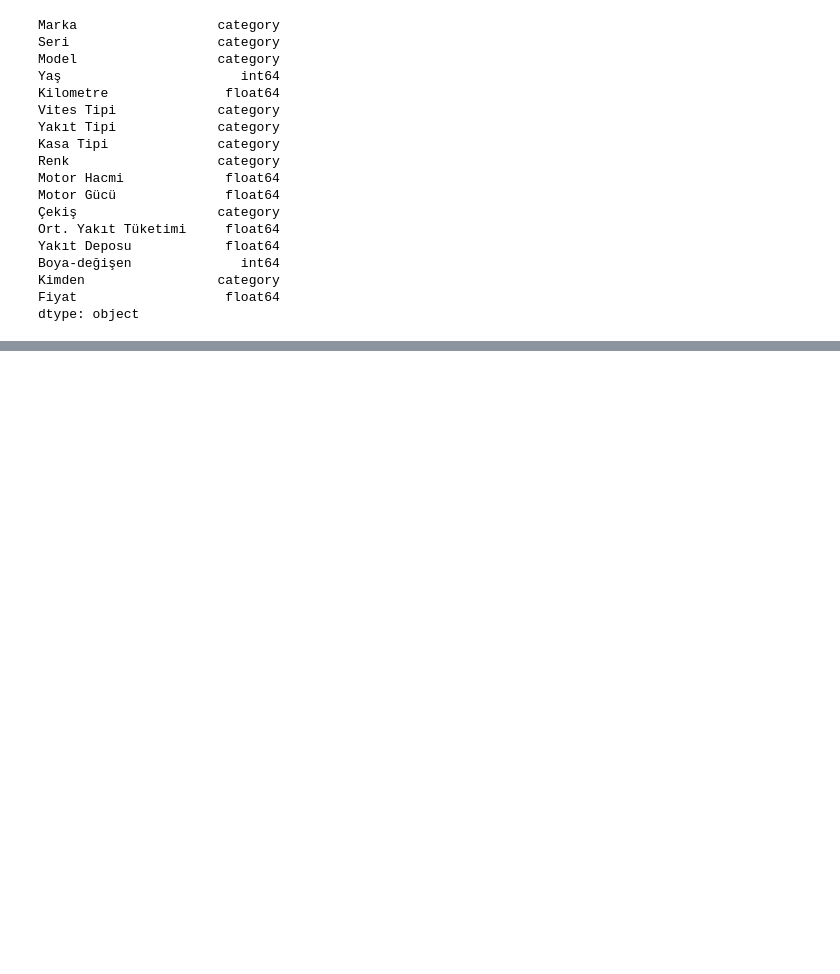
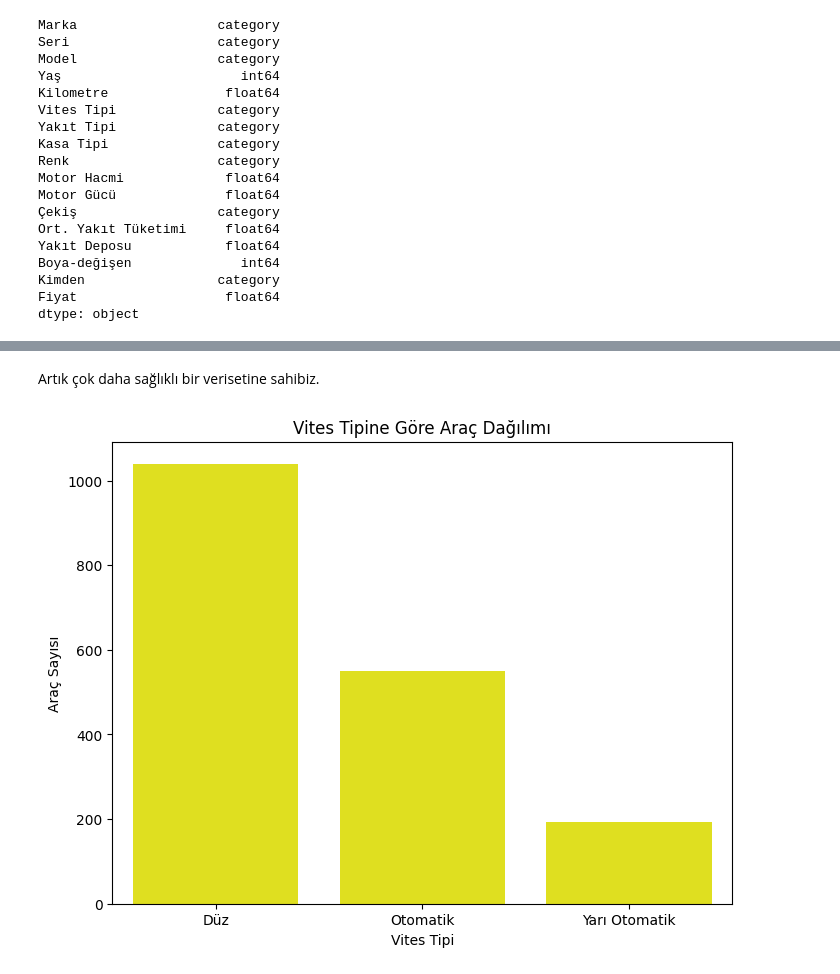
Before and after one commit to OnurFidan35/Car-Price-Prediction, a Jupyter notebook: sec.ipynb, the cells around one changed output, grey strips where cells are left out. Saved outputs shown, nothing was run; the diff lists cells and outputs as text; code cells hidden in the pictures; blank space fills up the shorter version.

```diff
--- a/sec.ipynb
+++ b/sec.ipynb
@@ -1299,0 +1360,11 @@ dtype: object
+# %% [markdown]
+Artık çok daha sağlıklı bir verisetine sahibiz.
+# %%
+plt.figure(figsize=(8,6))
+sns.countplot(x="Vites Tipi", data=df,color='Yellow')
+plt.xlabel("Vites Tipi")
+plt.ylabel("Araç Sayısı")
+plt.title("Vites Tipine Göre Araç Dağılımı")
+plt.show()
+# %% [output]
+[figure, added]
```
Also changed, not shown: parts of 46 cells of this notebook.
